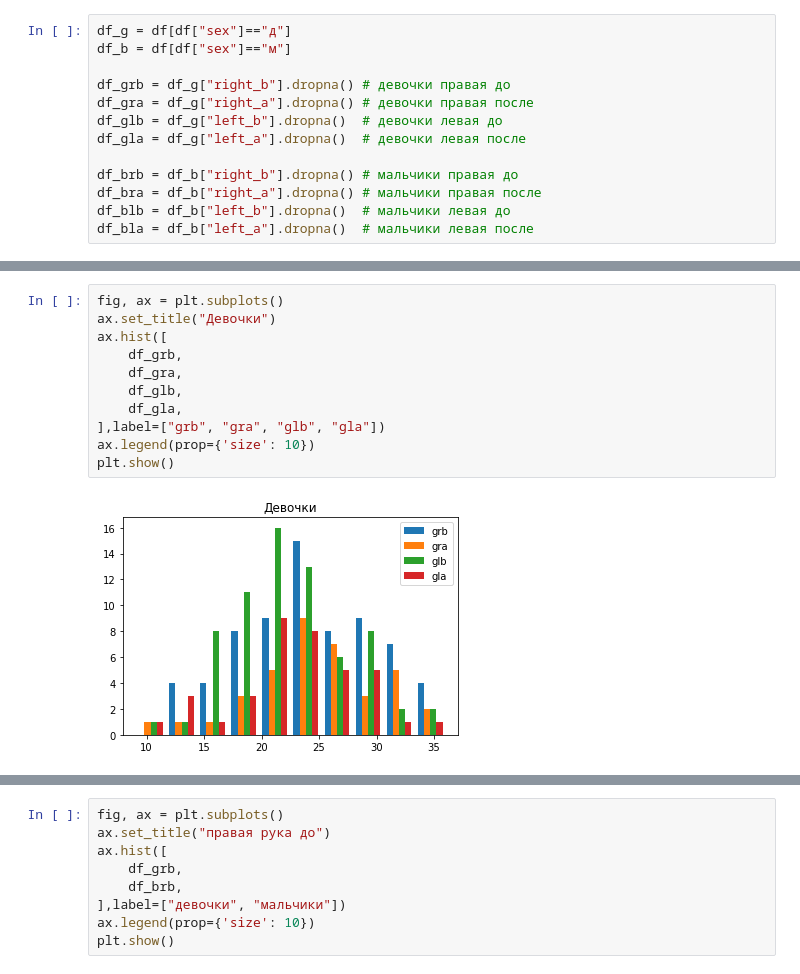
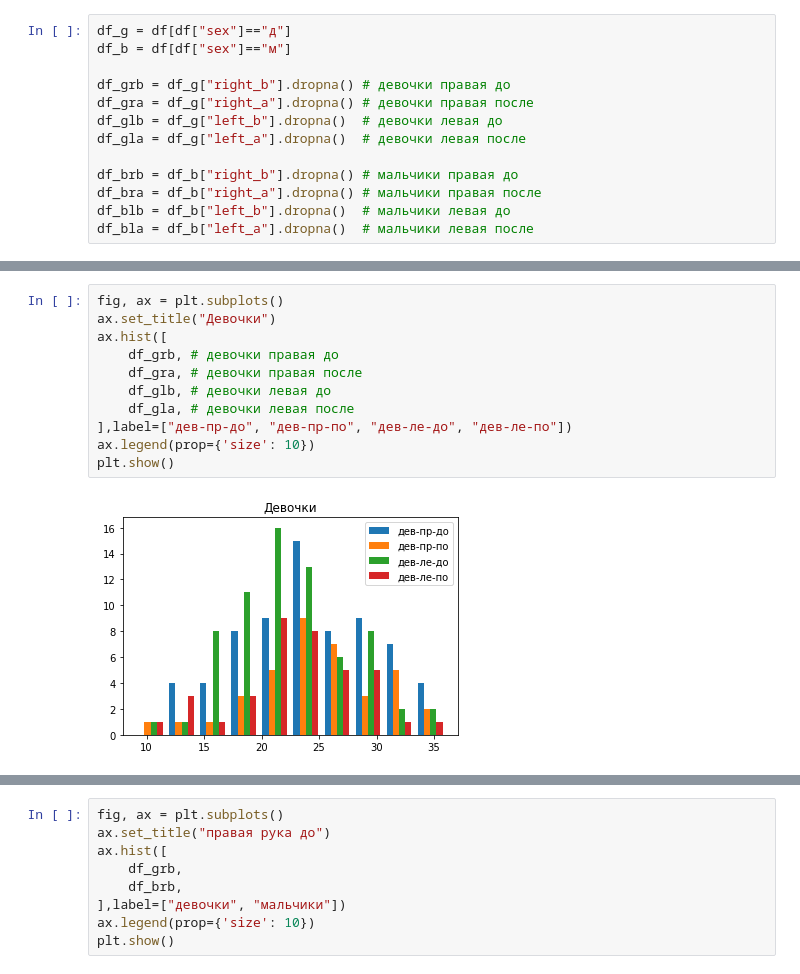
Before and after one commit to theaspect/statistics, a Jupyter notebook: work/hand.ipynb, the cells around one changed output, grey strips where cells are left out. Drawn from its saved outputs; the diff is of its cells as text.

```diff
--- a/work/hand.ipynb
+++ b/work/hand.ipynb
@@ -116,16 +138,16 @@ plt.show()
 # %%
 fig, ax = plt.subplots()
 ax.set_title("Девочки")
 ax.hist([
-    df_grb,
-    df_gra,
-    df_glb,
-    df_gla,
-],label=["grb", "gra", "glb", "gla"])
+    df_grb, # девочки правая до
+    df_gra, # девочки правая после
+    df_glb, # девочки левая до
+    df_gla, # девочки левая после
+],label=["дев-пр-до", "дев-пр-по", "дев-ле-до", "дев-ле-по"])
 ax.legend(prop={'size': 10})
 plt.show()
 # %% [output]
-[figure, old version]
+[figure, new version]
 # %%
 fig, ax = plt.subplots()
 ax.set_title("Мальчики")
```
Also changed, not shown: parts of 48 cells of this notebook.
